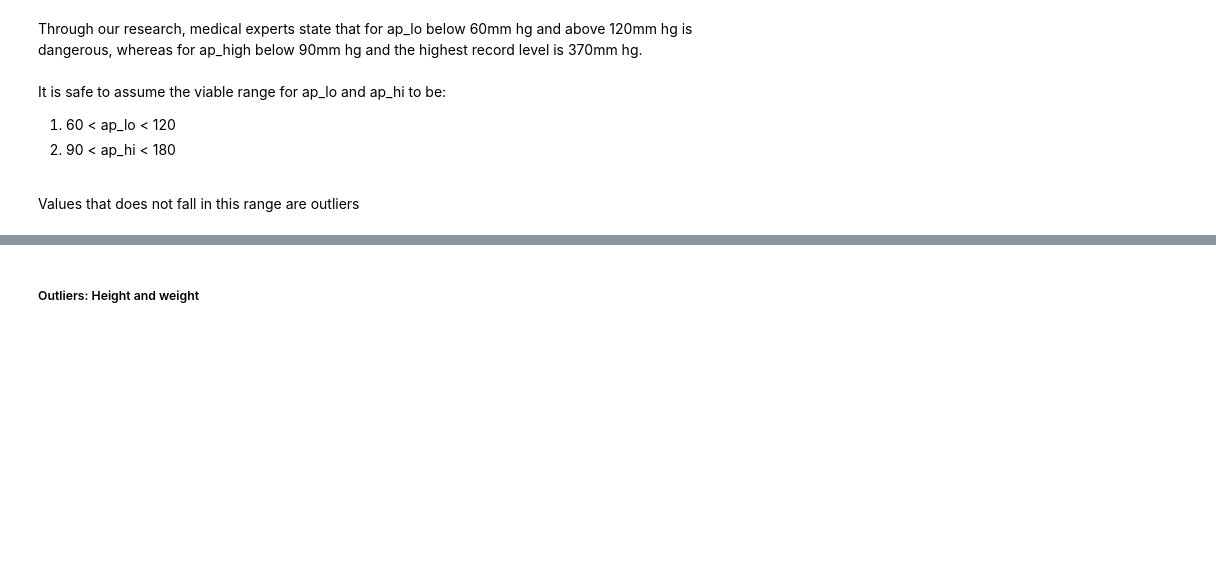
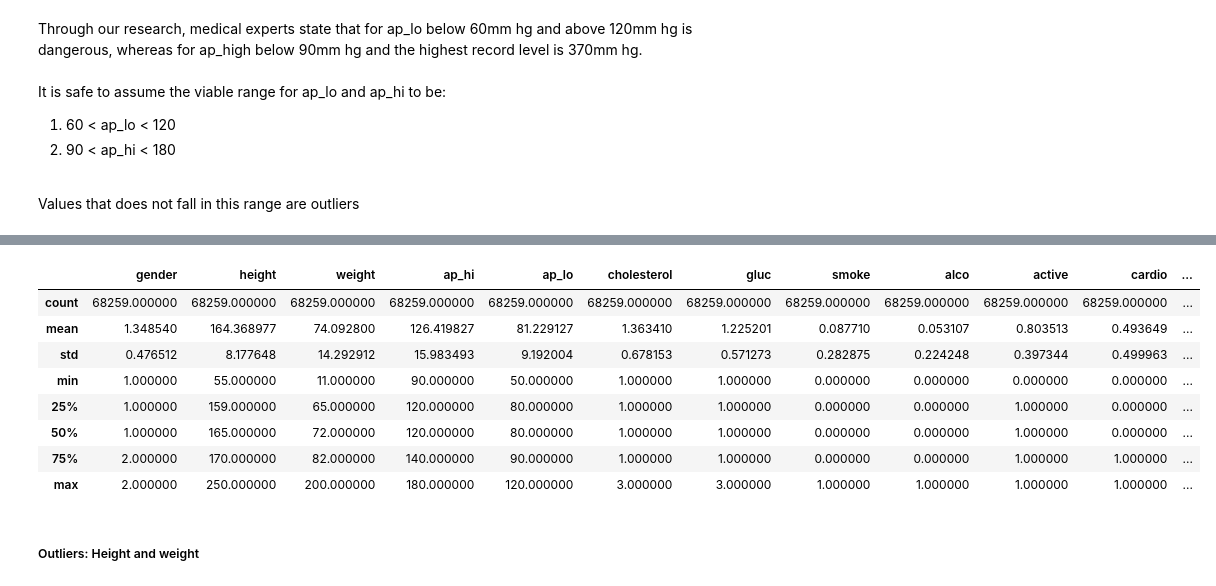
Before and after one commit to LoyChaiEe/miniProject, a Jupyter notebook: IE0005-Project.ipynb, the cells around one changed output, grey strips where cells are left out. Cells and saved outputs as stored; diff of their text form; code cells hidden in the pictures; blank space fills up the shorter version.

```diff
--- a/IE0005-Project.ipynb
+++ b/IE0005-Project.ipynb
@@ -158,6 +158,19 @@ cleanedData.describe()
 | 50% | 1.000000 | 165.000000 | 72.000000 | 120.000000 | 80.000000 | 1.000000 | 1.000000 | 0.000000 | 0.000000 | 1.000000 | 0.000000 | ... |
 | 75% | 2.000000 | 170.000000 | 82.000000 | 140.000000 | 90.000000 | 1.000000 | 1.000000 | 0.000000 | 0.000000 | 1.000000 | 1.000000 | ... |
 | max | 2.000000 | 250.000000 | 200.000000 | 180.000000 | 120.000000 | 3.000000 | 3.000000 | 1.000000 | 1.000000 | 1.000000 | 1.000000 | ... |
+# %%
+cleanedData.drop(cleanedData[(cleanedData.ap_lo > cleanedData.ap_hi)].index, inplace=True)
+cleanedData.describe()
+# %% [output]
+|  | gender | height | weight | ap_hi | ap_lo | cholesterol | gluc | smoke | alco | active | cardio | ... |
+| count | 68259.000000 | 68259.000000 | 68259.000000 | 68259.000000 | 68259.000000 | 68259.000000 | 68259.000000 | 68259.000000 | 68259.000000 | 68259.000000 | 68259.000000 | ... |
+| mean | 1.348540 | 164.368977 | 74.092800 | 126.419827 | 81.229127 | 1.363410 | 1.225201 | 0.087710 | 0.053107 | 0.803513 | 0.493649 | ... |
+| std | 0.476512 | 8.177648 | 14.292912 | 15.983493 | 9.192004 | 0.678153 | 0.571273 | 0.282875 | 0.224248 | 0.397344 | 0.499963 | ... |
+| min | 1.000000 | 55.000000 | 11.000000 | 90.000000 | 50.000000 | 1.000000 | 1.000000 | 0.000000 | 0.000000 | 0.000000 | 0.000000 | ... |
+| 25% | 1.000000 | 159.000000 | 65.000000 | 120.000000 | 80.000000 | 1.000000 | 1.000000 | 0.000000 | 0.000000 | 1.000000 | 0.000000 | ... |
+| 50% | 1.000000 | 165.000000 | 72.000000 | 120.000000 | 80.000000 | 1.000000 | 1.000000 | 0.000000 | 0.000000 | 1.000000 | 0.000000 | ... |
+| 75% | 2.000000 | 170.000000 | 82.000000 | 140.000000 | 90.000000 | 1.000000 | 1.000000 | 0.000000 | 0.000000 | 1.000000 | 1.000000 | ... |
+| max | 2.000000 | 250.000000 | 200.000000 | 180.000000 | 120.000000 | 3.000000 | 3.000000 | 1.000000 | 1.000000 | 1.000000 | 1.000000 | ... |
 # %% [markdown]
 ##### Outliers: Height and weight
 # %% [markdown]
```
Also changed, not shown: parts of 10 cells of this notebook.
